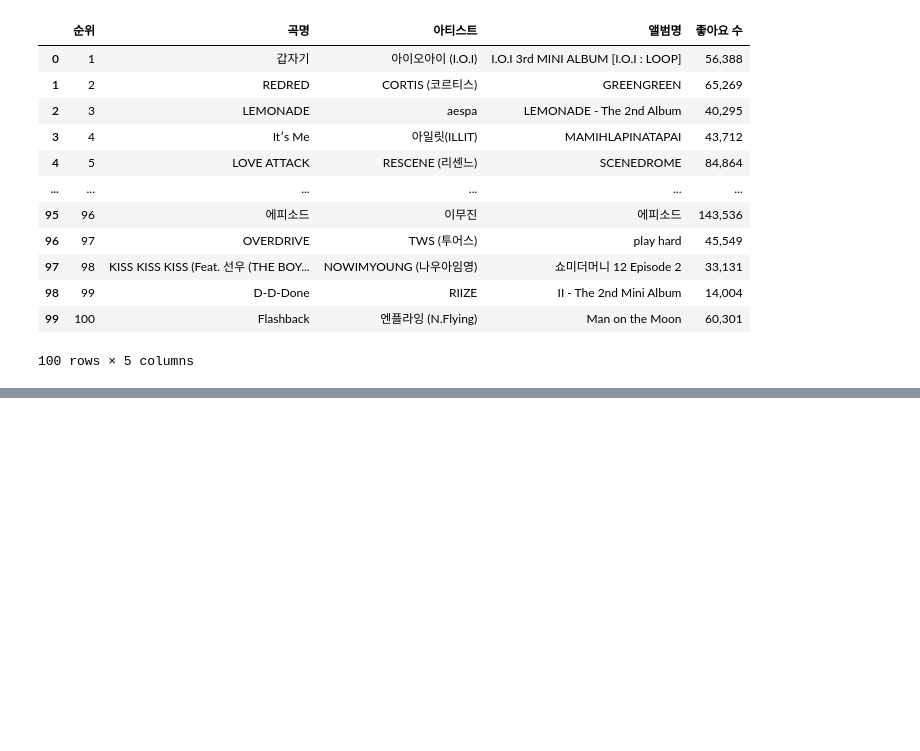
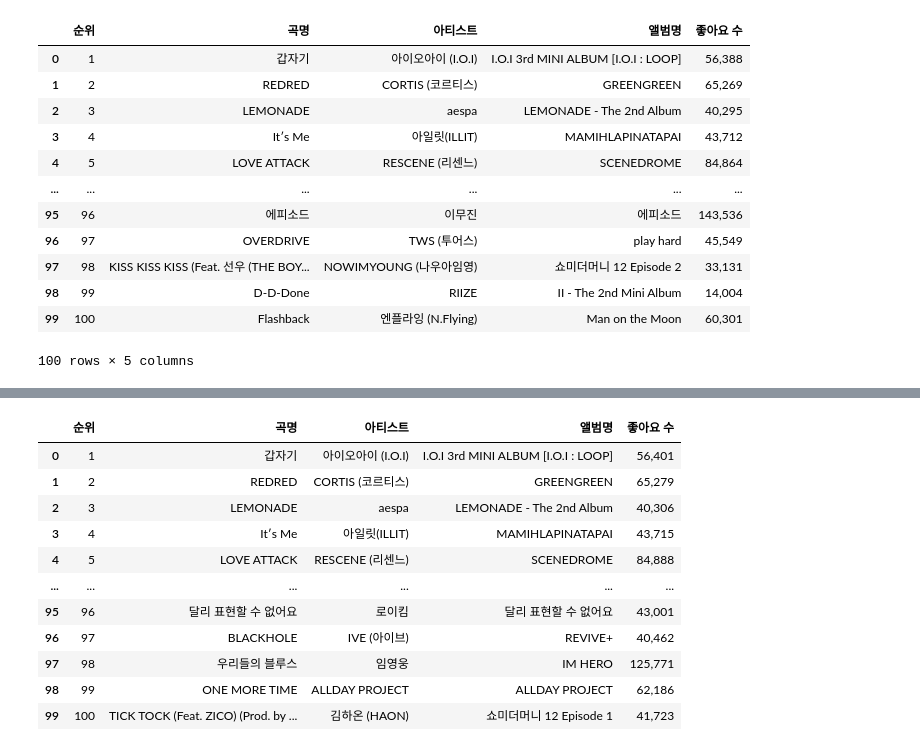
Before and after one commit to kjalh/02_DataAnalysis, a Jupyter notebook: 오늘의 과제.ipynb, the cells around one changed output, grey strips where cells are left out. Saved outputs shown, nothing was run; the diff lists cells and outputs as text; code cells hidden in the pictures; blank space fills up the shorter version.

```diff
--- a/오늘의 과제.ipynb
+++ b/오늘의 과제.ipynb
@@ -215,0 +218,68 @@ CSV 저장 완료: melon_top100_tracks.csv
+# %%
+import requests
+from bs4 import BeautifulSoup
+import pandas as pd
+
+def melon_artist_tracks_all_pages():
+    headers = {
+        "User-Agent": "Mozilla/5.0 (Windows NT 10.0; Win64; x64) AppleWebKit/537.36",
+        "Referer": "https://www.melon.com/index.htm"
+    }
+
+    all_data = []
+
+    url = f"https://www.melon.com/chart/index.htm"
+    response = requests.get(url, headers=headers)
+    response.raise_for_status()
+
+    soup = BeautifulSoup(response.text, "html.parser")
+    rows = soup.select("tbody tr")
+
+    # =========================================================
+    # [추가된 API 로직] 반복문을 돌기 전에 미리 100곡의 정답지를 받아옵니다.
+    song_ids = [row.select_one("button.like")['data-song-no'] for row in rows if row.select_one("button.like")]
+    like_api_url = f"https://www.melon.com/commonlike/getSongLike.json?contsIds={','.join(song_ids)}"
+    like_data = requests.get(like_api_url, headers=headers).json()
+    # =========================================================
+
+    page_data = []
+
+    # [수정된 부분] zip을 써서 HTML(row)과 정답지(like)를 동시에 꺼냅니다.
+    for row, like in zip(rows, like_data['contsLike']):
+        rank_tag = row.select_one("span.rank")
+        title_tag = row.select_one("div.rank01 a")
+        artist_tag = row.select_one("div.rank02 a")
+        album_tag = row.select_one("div.rank03 a")
+
+        if title_tag is None:
+            continue
+
+        page_data.append({
+            "순위": rank_tag.get_text(strip=True),
+            "곡명": title_tag.get_text(strip=True),
+            "아티스트": artist_tag.get_text(strip=True) if artist_tag else "",
+            "앨범명": album_tag.get_text(strip=True) if album_tag else "",
+            "좋아요 수": f"{like['SUMMCNT']:,}" # 가짜 0 대신 진짜 좋아요 숫자를 넣습니다!
+        })
+
+        if len(page_data) == 0:
+            break
+
+        print(f"크롤링 진행 중: {len(page_data)}곡")
+
+    all_data.extend(page_data)
+    df = pd.DataFrame(all_data)
+
+    if not df.empty:
+        df = df.drop_duplicates(subset=["순위", "곡명", "아티스트", "앨범명", "좋아요 수"])
+
+    file_name = f"melon_top100_tracks.csv"
+    df.to_csv(file_name, encoding="utf-8-sig", index=False)
+
+    print(f"CSV 저장 완료: {file_name}")
+    print(f"총 {len(df)}곡 수집 완료")
+
+    return df
+
+melon_artist_tracks_all_pages()
+# %% [output]
@@ -215,0 +303,12 @@ CSV 저장 완료: melon_top100_tracks.csv
+|  | 순위 | 곡명 | 아티스트 | 앨범명 | 좋아요 수 |
+| 0 | 1 | 갑자기 | 아이오아이 (I.O.I) | I.O.I 3rd MINI ALBUM [I.O.I : LOOP] | 56,401 |
+| 1 | 2 | REDRED | CORTIS (코르티스) | GREENGREEN | 65,279 |
+| 2 | 3 | LEMONADE | aespa | LEMONADE - The 2nd Album | 40,306 |
+| 3 | 4 | It′s Me | 아일릿(ILLIT) | MAMIHLAPINATAPAI | 43,715 |
+| 4 | 5 | LOVE ATTACK | RESCENE (리센느) | SCENEDROME | 84,888 |
+| ... | ... | ... | ... | ... | ... |
+| 95 | 96 | 달리 표현할 수 없어요 | 로이킴 | 달리 표현할 수 없어요 | 43,001 |
+| 96 | 97 | BLACKHOLE | IVE (아이브) | REVIVE+ | 40,462 |
+| 97 | 98 | 우리들의 블루스 | 임영웅 | IM HERO | 125,771 |
+| 98 | 99 | ONE MORE TIME | ALLDAY PROJECT | ALLDAY PROJECT | 62,186 |
+| 99 | 100 | TICK TOCK (Feat. ZICO) (Prod. by ... | 김하온 (HAON) | 쇼미더머니 12 Episode 1 | 41,723 |
```
Also changed, not shown: parts of 2 cells of this notebook.
